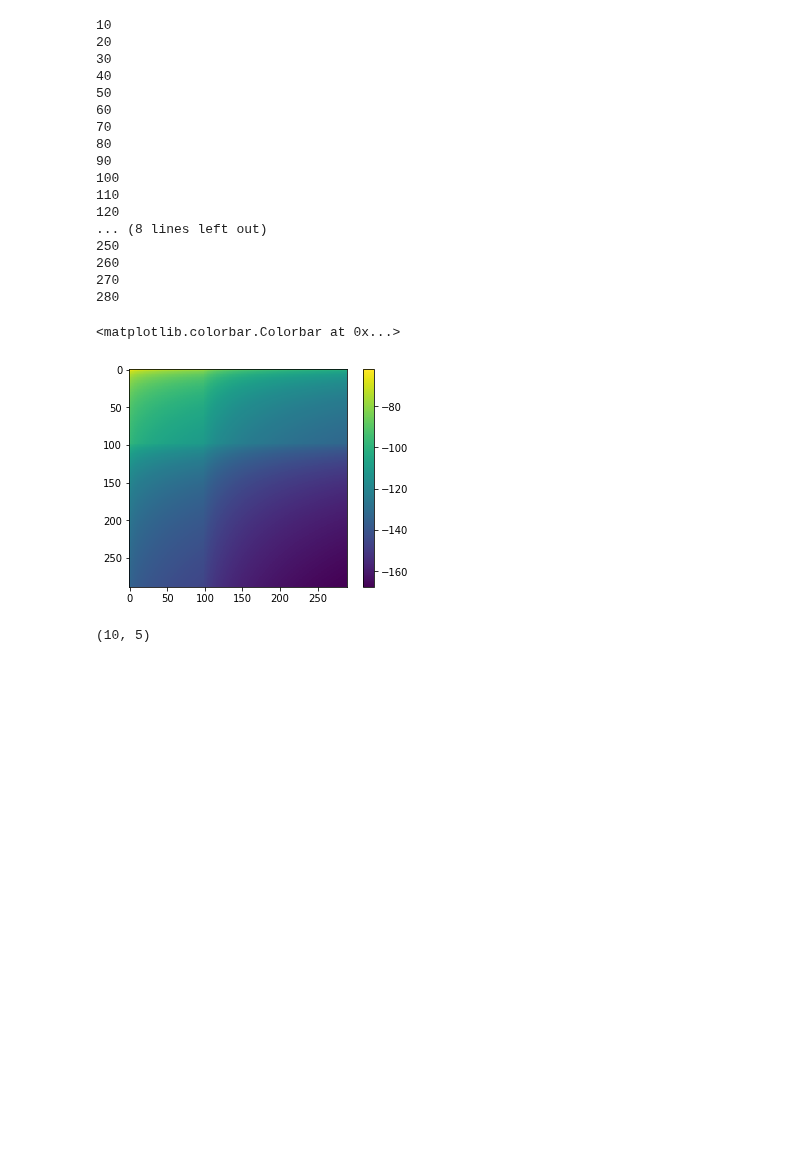
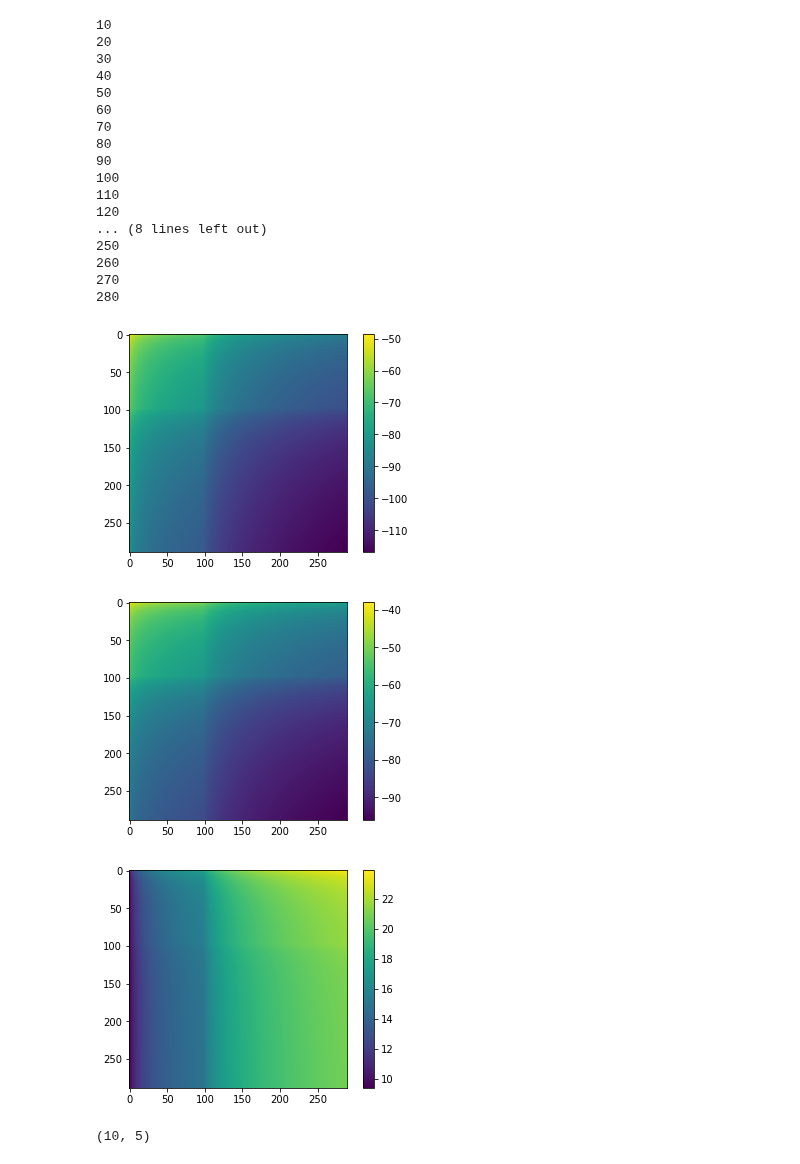
Before and after one commit to VMBoehm/postlimber, a Jupyter notebook: notebooks/PostBornTerms without Limber new approach- additional terms.ipynb, the cells around one changed output. Drawn from its saved outputs; the diff is of its cells as text; code cells hidden in the pictures; blank space fills up the shorter version.

```diff
--- a/notebooks/PostBornTerms without Limber new approach- additional terms.ipynb
+++ b/notebooks/PostBornTerms without Limber new approach- additional terms.ipynb
@@ -241,16 +220,12 @@ array([[[  0.00000000e+00,   1.04199452e-14,   1.05347047e-13, ...,
 # %%
 def lensing_kernel(xi, xmax):
-    return (xmax - xi)/(xmax*xi) * (xmax > xi)
+    return (xmax - xi)/(xmax*xi)*(xmax > xi)
 
 kernel2 = lensing_kernel
 kernel1 = lsst_kernel_cb
 
 r2d, t2d = np.meshgrid(t_,t_)
 w11, w12 = np.meshgrid(w1,w1)
-#nu axis
-#r2d, t2d = np.expand_dims(r2d), np.expand_dims(t2d, 2)
-#w11, w12 = np.expand_dims(w11, 2), np.expand_dims(w12, 2)
-
 
 
 result   = np.zeros((len(ell_),len(ell_)))
@@ -266,13 +241,13 @@ for nn in range(len(ell_)):
     chi1fac0 = kernel1(r2d*chimax)
     chi1fac0 = chi1fac0*(r2d*chimax)
 
-    chi2fac0 = kernel2(r2d*t2d*chimax,chimax*r2d)*clphipsi[nn]
+    chi2fac0 = kernel2(r2d*t2d*chimax,chimax*r2d)*clphipsi_Chirag[nn]
     chifacs  = w11*w12*chi1fac0*chi2fac0
 
     for ii  in range(len(ell_)):
-        result[nn][ii] = np.sum(chifacs*clphidelta[ii].T)
+        result[nn][ii] = np.sum(chifacs*clphidelta_Chirag[ii].T)
 
-#first index is L
+#first index is
 MB = chi_cmb*result*1./np.pi**2/2.*prefac/4.*0.5
 # %% [output]
 0
@@ -454,12 +371,21 @@ result*=chimax * result*1./np.pi**2/2.*prefac/4.*2
 260
 270
 280
-# %%
-plt.imshow(np.log(result))
-plt.colorbar()
-# %% [output]
-<matplotlib.colorbar.Colorbar at 0x...>
-[figure, removed]
+# %%
+res_chirag = np.load('../output/cm_clmesh/cl13j.npy')
+plt.imshow(np.log(result))
+plt.colorbar()
+plt.show()
+plt.imshow(np.log(res_chirag))
+plt.colorbar()
+plt.show()
+plt.imshow(np.log(res_chirag/result))
+plt.colorbar()
+plt.show()
+# %% [output]
+[figure, added]
+[figure, added]
+[figure, added]
 # %%
 MB3 = RectBivariateSpline(ell_,ell_,result)
 # %%
```
Also changed, not shown: parts of 7 cells of this notebook, 3 other files.
